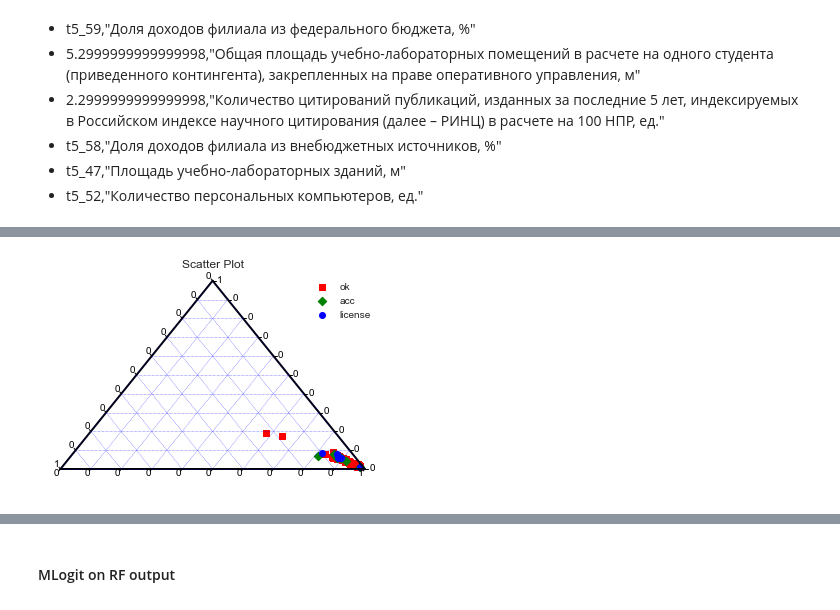
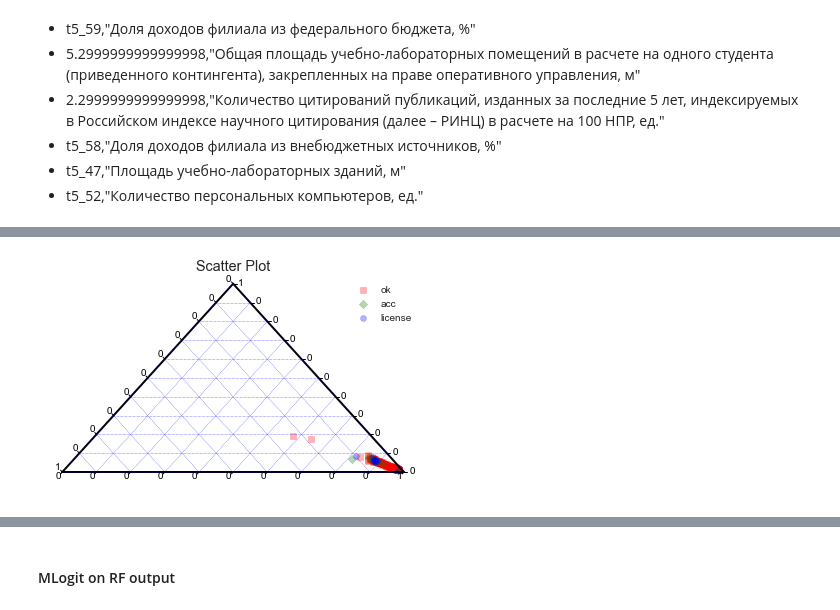
Before and after one commit to olyagnilova/uni-prob, a Jupyter notebook: viz + models.ipynb, the cells around one changed output, grey strips where cells are left out. Cells and saved outputs as stored; diff of their text form; code cells hidden in the pictures.

```diff
--- a/viz + models.ipynb
+++ b/viz + models.ipynb
@@ -1306,20 +1388,20 @@ importances
 # %%
 scale = 1
 figure, tax = ternary.figure(scale=scale)
 #figure.set_size_inches(8, 8)
 # Plot a few different styles with a legend
-tax.scatter(new_prob[new_prob[:, 3] == 0], marker='s', color='red', label="ok")
-tax.scatter(new_prob[new_prob[:, 3] == 1], marker='D', color='green', label="acc")
-tax.scatter(new_prob[new_prob[:, 3] == 2], color='blue', label="license")
+tax.scatter(new_prob[new_prob[:, 3] == 0], marker='s', color='red', label="ok", alpha=0.3)
+tax.scatter(new_prob[new_prob[:, 3] == 1], marker='D', color='green', label="acc", alpha=0.3)
+tax.scatter(new_prob[new_prob[:, 3] == 2], color='blue', label="license", alpha=0.3)
 tax.legend()
 
 tax.set_title("Scatter Plot")
 tax.boundary(linewidth=2.0)
 tax.gridlines(multiple=0.1, color="blue")
 tax.ticks(axis='lbr', linewidth=1, multiple=0.1)
 tax.clear_matplotlib_ticks()
 tax.get_axes().axis('off')
 
 tax.show()
 # %% [output]
-[figure, old version]
+[figure, new version]
```
Also changed, not shown: parts of 71 cells of this notebook.
